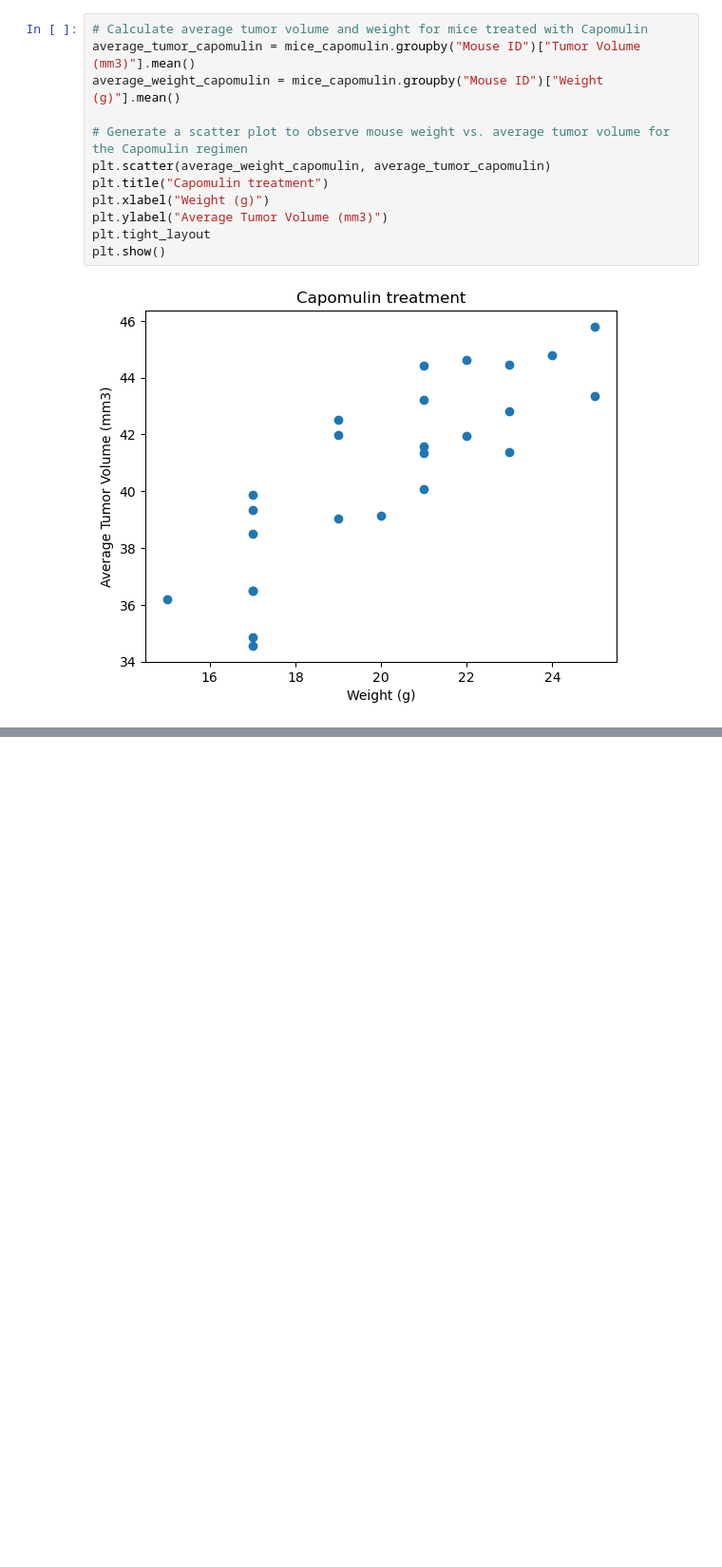
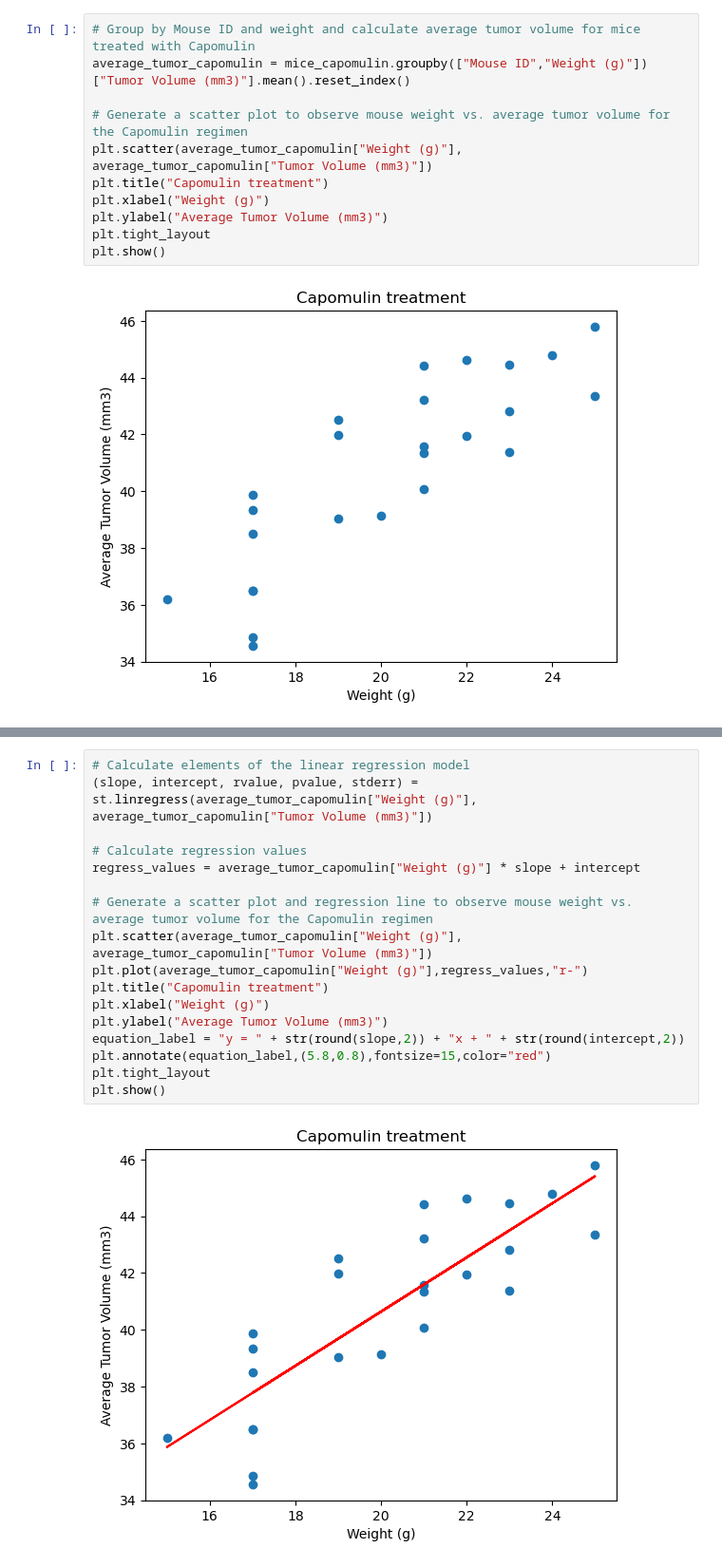
Before and after one commit to danielmolina81/visualization-challenge, a Jupyter notebook: pymaceuticals.ipynb, the cells around one changed output, grey strips where cells are left out. Shown at 95% size. Cells and saved outputs as stored; diff of their text form; blank space fills up the shorter version.

```diff
--- a/pymaceuticals.ipynb
+++ b/pymaceuticals.ipynb
@@ -298,12 +298,11 @@ plt.show()
 # %% [output]
 [figure]
 # %%
-# Calculate average tumor volume and weight for mice treated with Capomulin
-average_tumor_capomulin = mice_capomulin.groupby("Mouse ID")["Tumor Volume (mm3)"].mean()
-average_weight_capomulin = mice_capomulin.groupby("Mouse ID")["Weight (g)"].mean()
+# Group by Mouse ID and weight and calculate average tumor volume for mice treated with Capomulin
+average_tumor_capomulin = mice_capomulin.groupby(["Mouse ID","Weight (g)"])["Tumor Volume (mm3)"].mean().reset_index()
 
 # Generate a scatter plot to observe mouse weight vs. average tumor volume for the Capomulin regimen
-plt.scatter(average_weight_capomulin, average_tumor_capomulin)
+plt.scatter(average_tumor_capomulin["Weight (g)"], average_tumor_capomulin["Tumor Volume (mm3)"])
 plt.title("Capomulin treatment")
 plt.xlabel("Weight (g)")
 plt.ylabel("Average Tumor Volume (mm3)")
@@ -329,0 +321,19 @@ mice_capomulin
+# %%
+# Calculate elements of the linear regression model
+(slope, intercept, rvalue, pvalue, stderr) = st.linregress(average_tumor_capomulin["Weight (g)"], average_tumor_capomulin["Tumor Volume (mm3)"])
+
+# Calculate regression values
+regress_values = average_tumor_capomulin["Weight (g)"] * slope + intercept
+
+# Generate a scatter plot and regression line to observe mouse weight vs. average tumor volume for the Capomulin regimen
+plt.scatter(average_tumor_capomulin["Weight (g)"], average_tumor_capomulin["Tumor Volume (mm3)"])
+plt.plot(average_tumor_capomulin["Weight (g)"],regress_values,"r-")
+plt.title("Capomulin treatment")
+plt.xlabel("Weight (g)")
+plt.ylabel("Average Tumor Volume (mm3)")
+equation_label = "y = " + str(round(slope,2)) + "x + " + str(round(intercept,2))
+plt.annotate(equation_label,(5.8,0.8),fontsize=15,color="red")
+plt.tight_layout
+plt.show()
+# %% [output]
+[figure, added]
```
Also changed, not shown: parts of 3 cells of this notebook, 1 other file.
